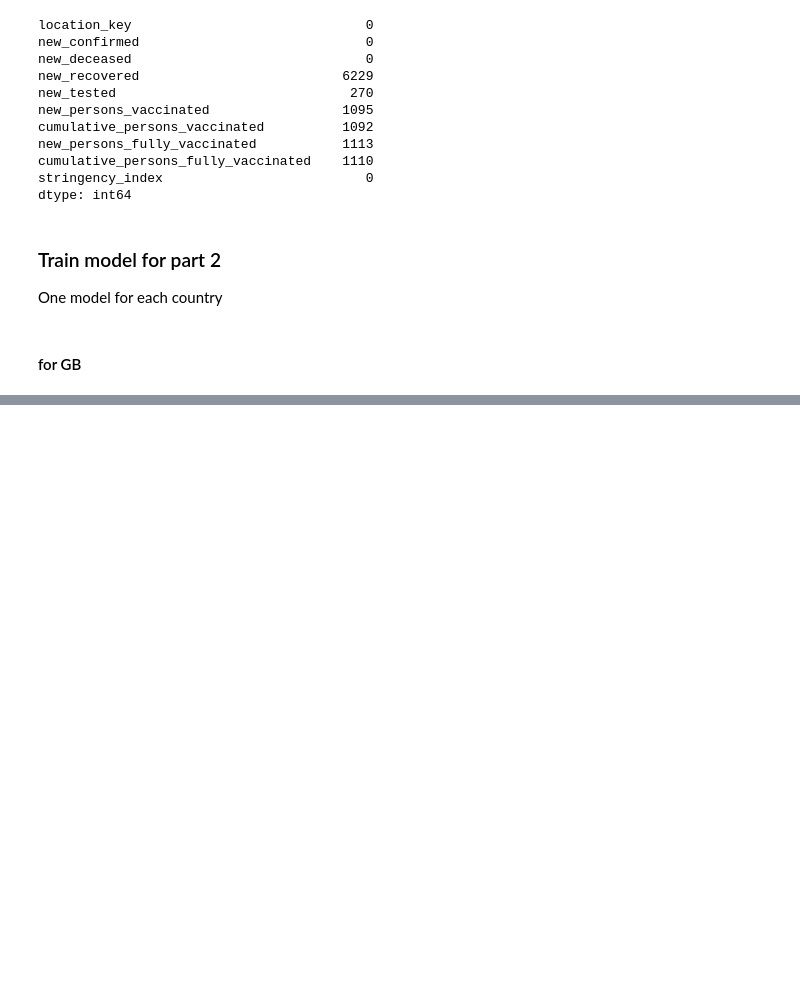
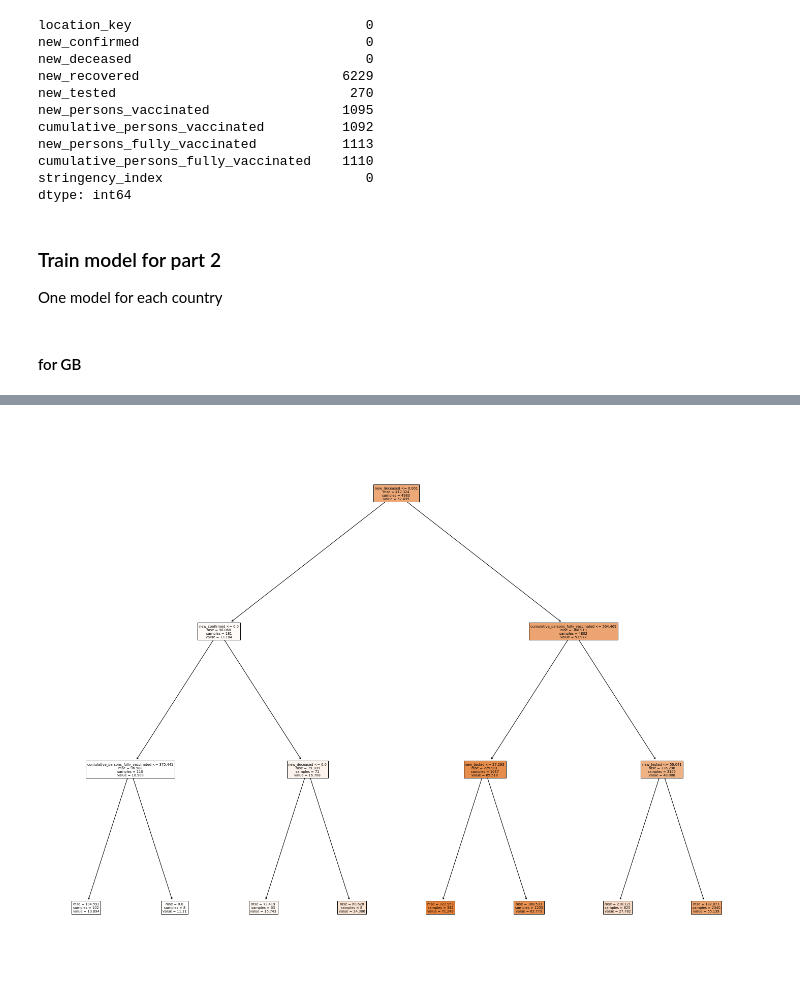
Before and after one commit to TristanKoh/p4ds-project, a Jupyter notebook: checkpoint_3/modelling.ipynb, the cells around one changed output, grey strips where cells are left out. Cells and saved outputs as stored; diff of their text form; code cells hidden in the pictures; blank space fills up the shorter version.

```diff
--- a/checkpoint_3/modelling.ipynb
+++ b/checkpoint_3/modelling.ipynb
@@ -301,0 +349,7 @@ print(trained_models_gb["model"][0].feature_names_in_)
+# %%
+model = trained_models_gb["model"][1]
+
+fig = plt.figure(figsize=(25,20))
+_ = tree.plot_tree(model, feature_names=feature_names, filled=True)
+# %% [output]
+[figure, added]
```
Also changed, not shown: parts of 17 cells of this notebook.
